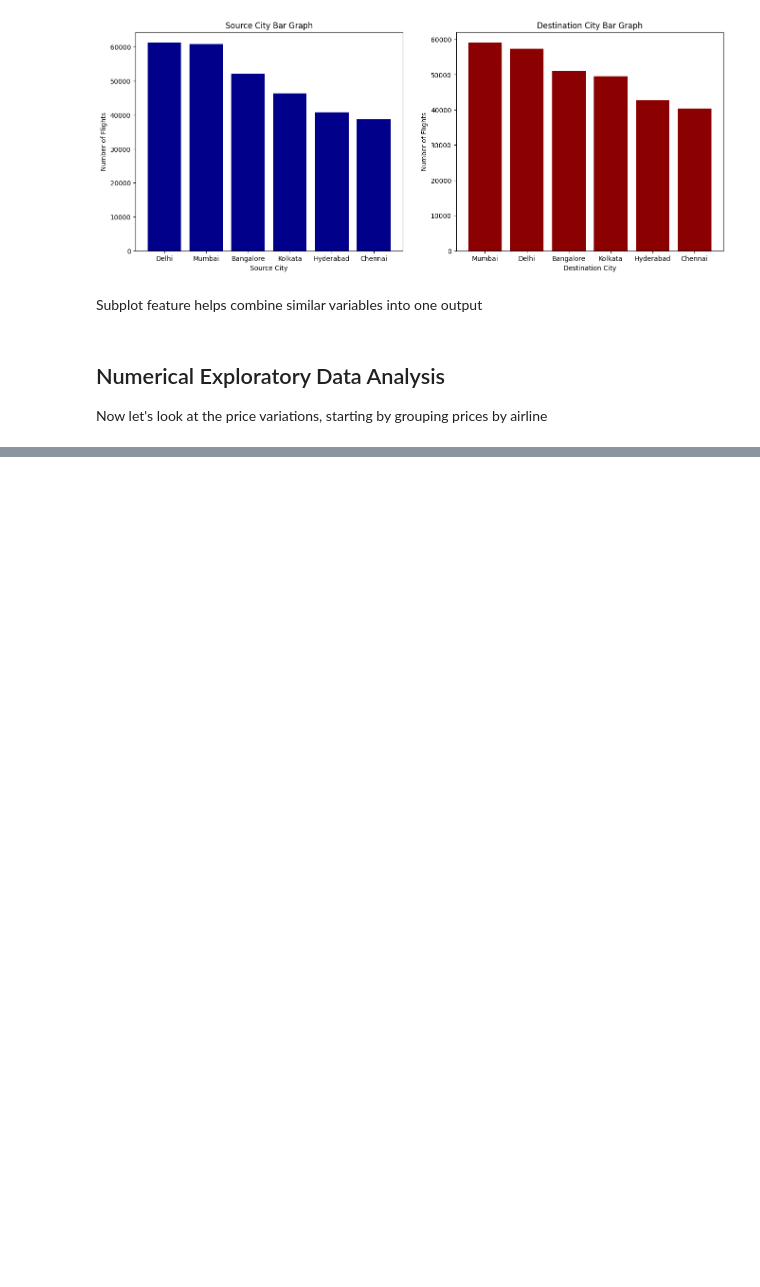
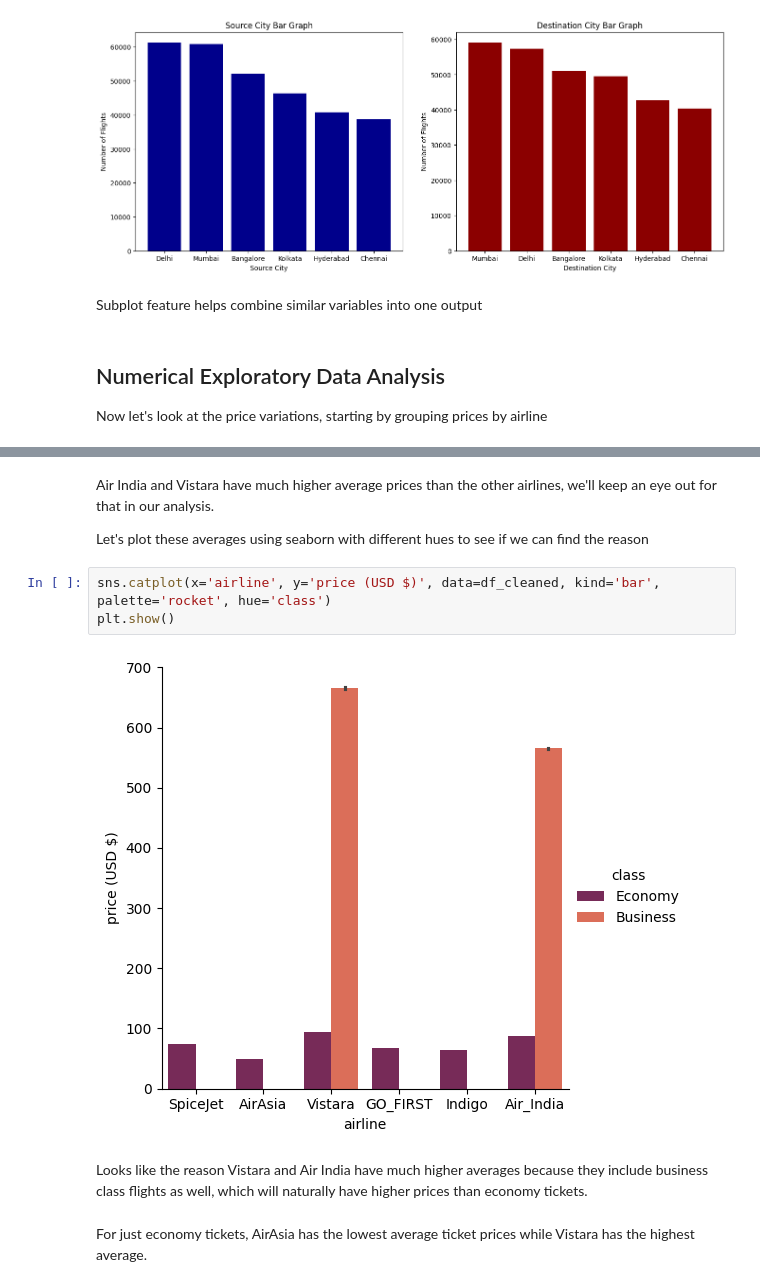
Before and after one commit to ImranQureshi25/Flight_Data_Analysis_Python_Project, a Jupyter notebook: Flight_Data_Analysis_Python_Project.ipynb, the cells around one changed output, grey strips where cells are left out. Cells and saved outputs as stored; diff of their text form; blank space fills up the shorter version.

Commit message:
Seaborn library price analysis

```diff
--- a/Flight_Data_Analysis_Python_Project.ipynb
+++ b/Flight_Data_Analysis_Python_Project.ipynb
@@ -233,0 +245,13 @@ Now let's look at the price variations, starting by grouping prices by airline
+# %% [markdown]
+Air India and Vistara have much higher average prices than the other airlines, we'll keep an eye out for that in our analysis.
+
+Let's plot these averages using seaborn with different hues to see if we can find the reason
+# %%
+sns.catplot(x='airline', y='price (USD $)', data=df_cleaned, kind='bar', palette='rocket', hue='class')
+plt.show()
+# %% [output]
+[figure, added]
+# %% [markdown]
+Looks like the reason Vistara and Air India have much higher averages because they include business class flights as well, which will naturally have higher prices than economy tickets.
+# %% [markdown]
+For just economy tickets, AirAsia has the lowest average ticket prices while Vistara has the highest average.
```
Also changed, not shown: parts of 1 cell of this notebook.
